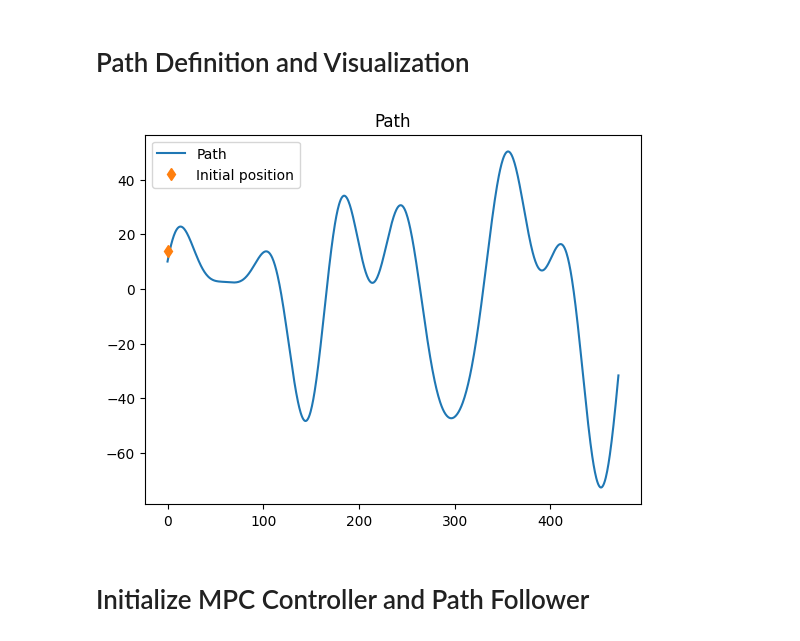
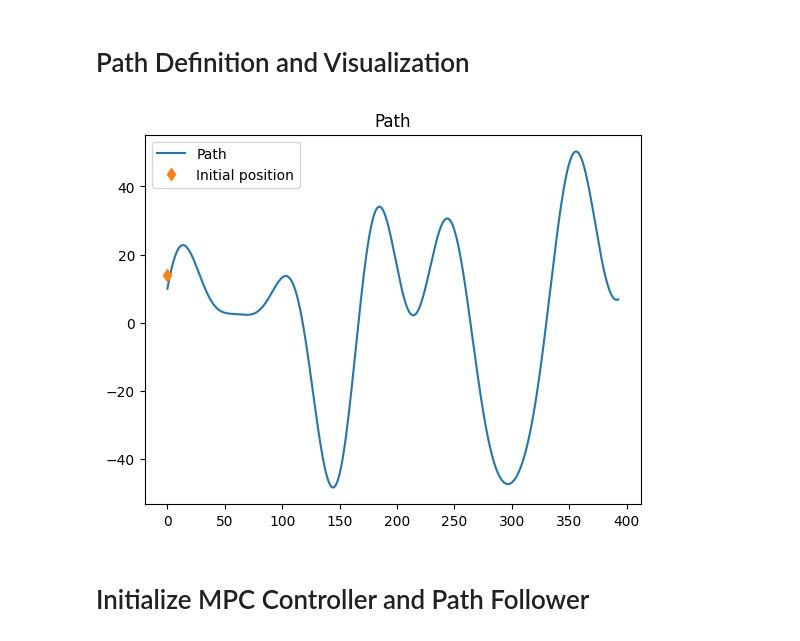
Before and after one commit to lucjer/mpc_project, a Jupyter notebook: vehicle_dynamics/path_following_example.ipynb, the cells around one changed output. Saved outputs shown, nothing was run; the diff lists cells and outputs as text; code cells hidden in the pictures.

```diff
--- a/vehicle_dynamics/path_following_example.ipynb
+++ b/vehicle_dynamics/path_following_example.ipynb
@@ -32,21 +43,21 @@ import vehicle_dynamics.path_follower as pf
 # Path Definition and Visualization
 # %%
 # Definition of sample path
-x_ref = np.linspace(0, 150 * np.pi, 1000)
+x_ref = np.linspace(0, 125 * np.pi, 1000)
 y_ref = np.sin(x_ref/40 * np.pi ) * 20 - np.sin(x_ref/70 * np.pi ) * 20 + np.cos(x_ref/30 * np.pi ) * 10 + np.sin(x_ref/80 * np.pi ) * 30
 
 
 # Deffinition of the initial state
 current_state = np.array([0., 14., np.pi/4, 8.0])
 
 # Plot of the path
 plt.plot(x_ref, y_ref, label='Path')
 plt.plot(current_state[0], current_state[1], 'd', label='Initial position')
 plt.title('Path')
 plt.legend(loc='best')
 plt.show()
 # %% [output]
-[figure, old version]
+[figure, new version]
 # %% [markdown]
 # Initialize MPC Controller and Path Follower
 # %%
```
Also changed, not shown: parts of 5 cells of this notebook, 1 other file.
